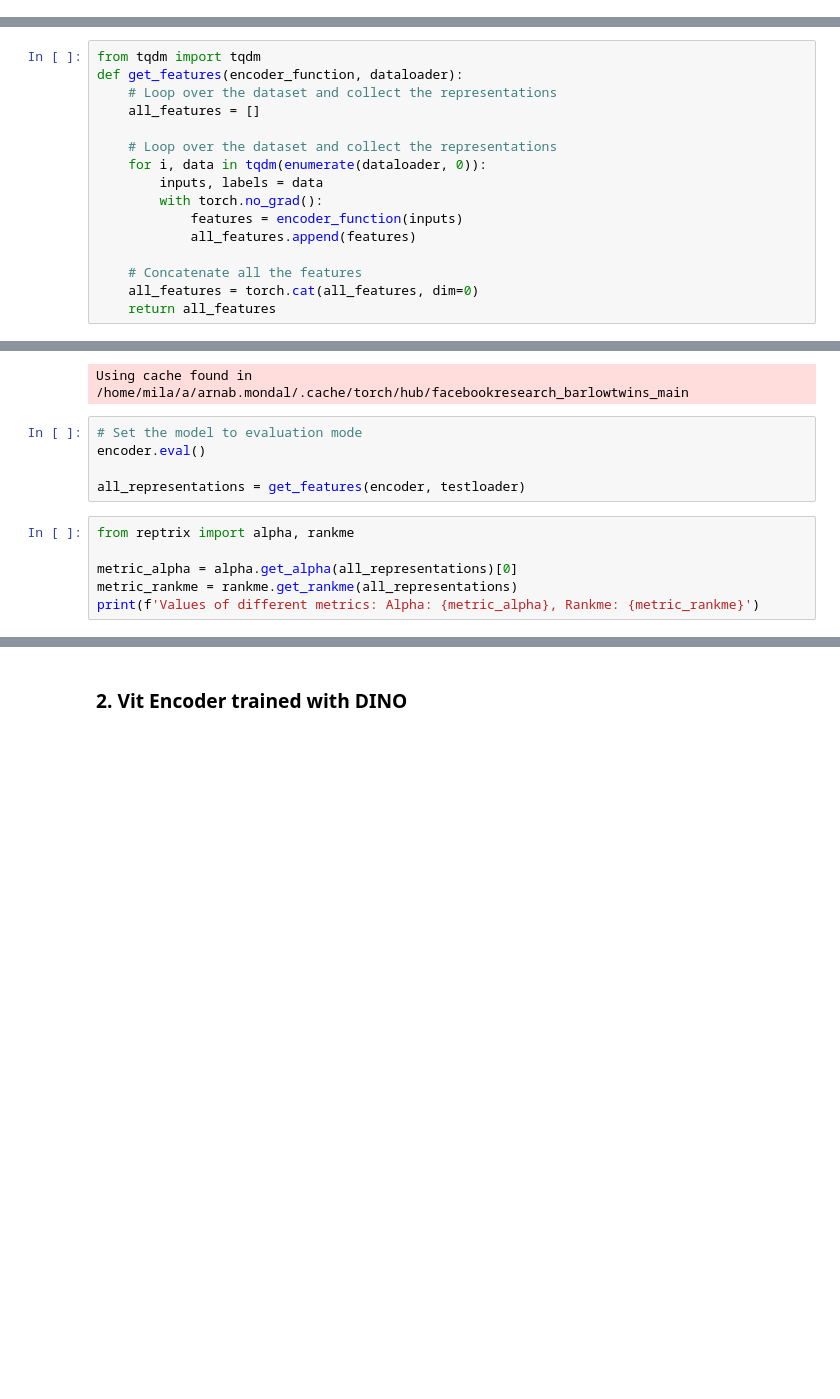
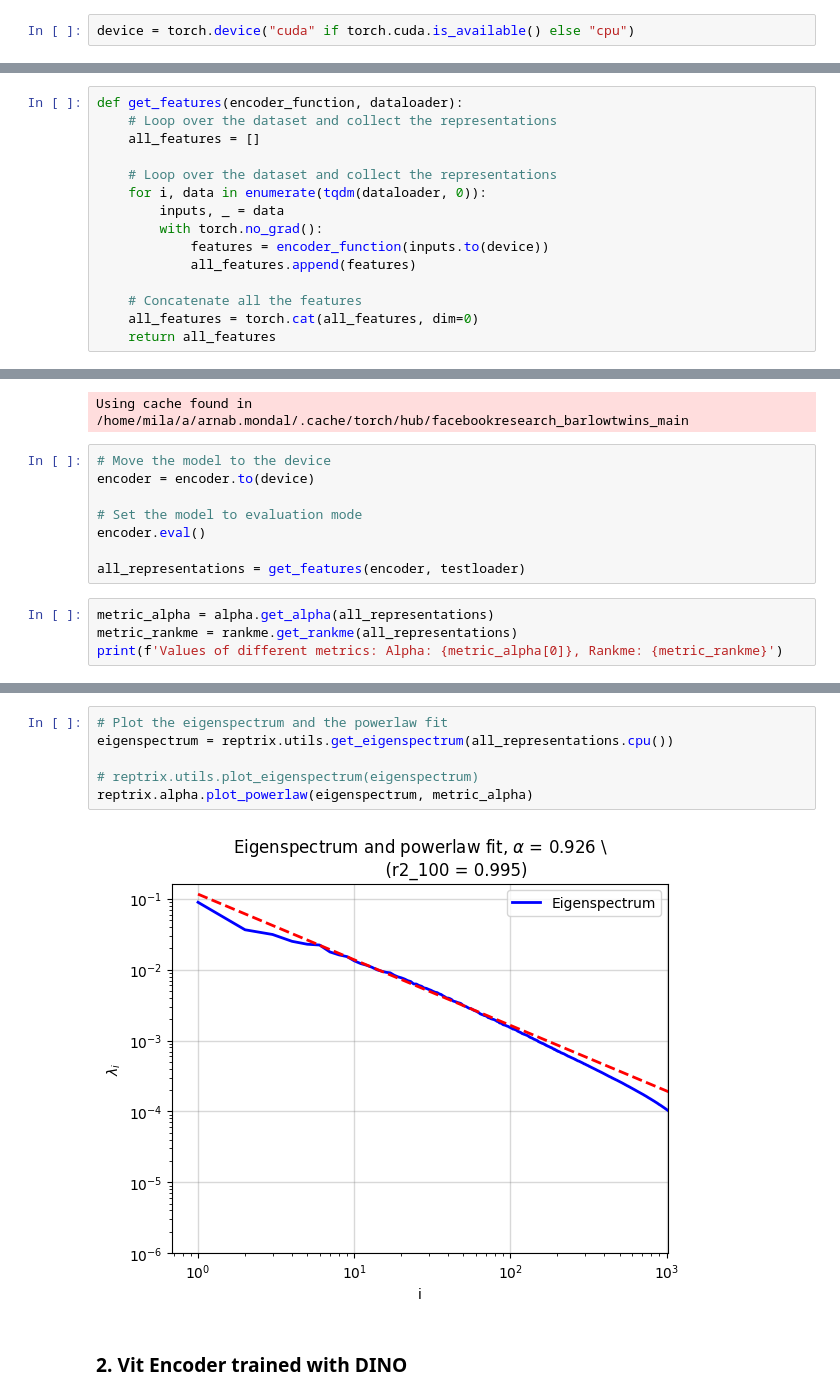
Before and after one commit to arnab39/reptrix, a Jupyter notebook: tutorial.ipynb, the cells around one changed output, grey strips where cells are left out. Cells and saved outputs as stored; diff of their text form; blank space fills up the shorter version.

```diff
--- a/tutorial.ipynb
+++ b/tutorial.ipynb
@@ -26,16 +26,17 @@ import torchvision
+# %%
+device = torch.device("cuda" if torch.cuda.is_available() else "cpu")
 # %% [markdown]
 Function to get the features of from the pretrained encoder model using a dataset.
 # %%
-from tqdm import tqdm
 def get_features(encoder_function, dataloader):
     # Loop over the dataset and collect the representations
     all_features = []
 
     # Loop over the dataset and collect the representations
-    for i, data in tqdm(enumerate(dataloader, 0)):
-        inputs, labels = data
+    for i, data in enumerate(tqdm(dataloader, 0)):
+        inputs, _ = data
         with torch.no_grad():
-            features = encoder_function(inputs)
+            features = encoder_function(inputs.to(device))
             all_features.append(features)
 
     # Concatenate all the features
@@ -67,13 +68,14 @@ encoder = torch.nn.Sequential(*(list(encoder.children())[:-1]))
 # %% [output]
 Using cache found in /home/mila/a/arnab.mondal/.cache/torch/hub/facebookresearch_barlowtwins_main
 # %%
+# Move the model to the device
+encoder = encoder.to(device)
+
 # Set the model to evaluation mode
 encoder.eval()
 
 all_representations = get_features(encoder, testloader)
 # %%
-from reptrix import alpha, rankme
-
-metric_alpha = alpha.get_alpha(all_representations)[0]
+metric_alpha = alpha.get_alpha(all_representations)
 metric_rankme = rankme.get_rankme(all_representations)
-print(f'Values of different metrics: Alpha: {metric_alpha}, Rankme: {metric_rankme}')
+print(f'Values of different metrics: Alpha: {metric_alpha[0]}, Rankme: {metric_rankme}')
@@ -80,3 +84,11 @@ print(f'Values of different metrics: Alpha: {metric_alpha}, Rankme: {metric_rank
+# %%
+# Plot the eigenspectrum and the powerlaw fit
+eigenspectrum = reptrix.utils.get_eigenspectrum(all_representations.cpu())
+
+# reptrix.utils.plot_eigenspectrum(eigenspectrum)
+reptrix.alpha.plot_powerlaw(eigenspectrum, metric_alpha)
+# %% [output]
+[figure, added]
 # %% [markdown]
 ### 2. Vit Encoder trained with DINO
 # %%
```
Also changed, not shown: parts of 8 cells of this notebook.
